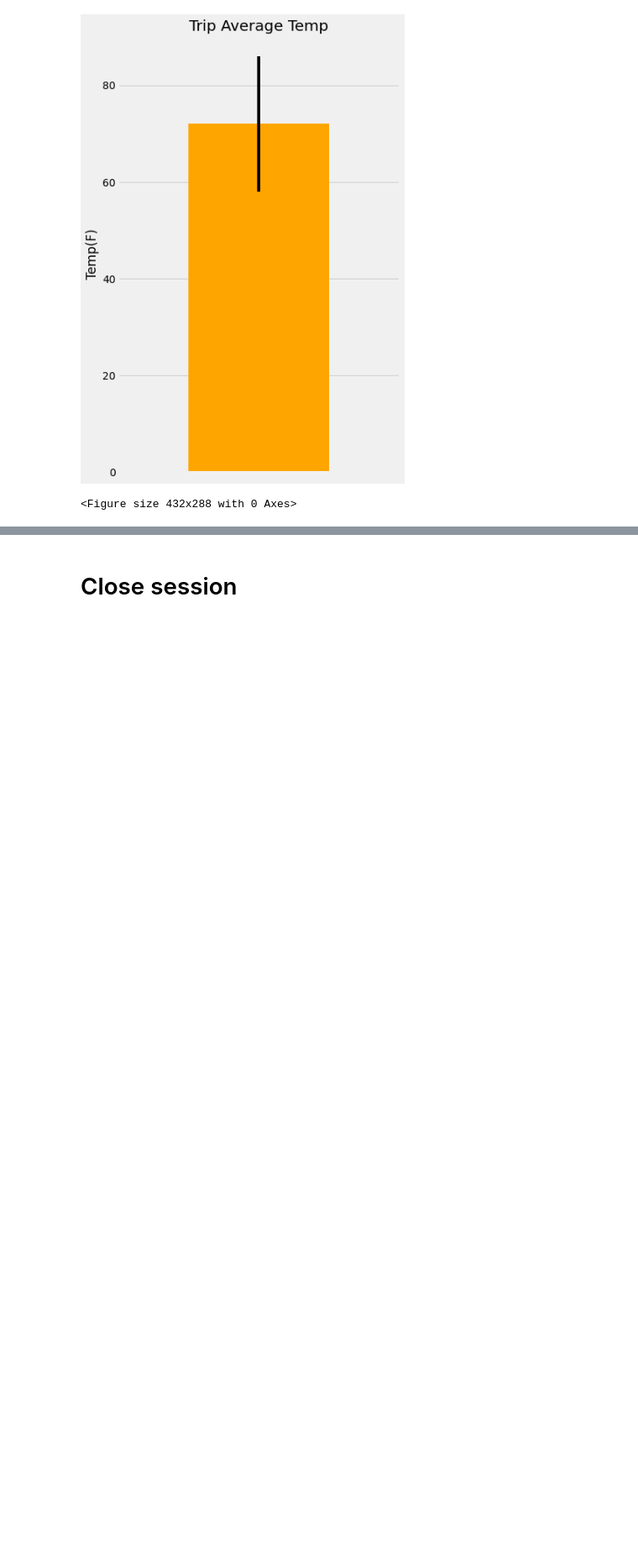
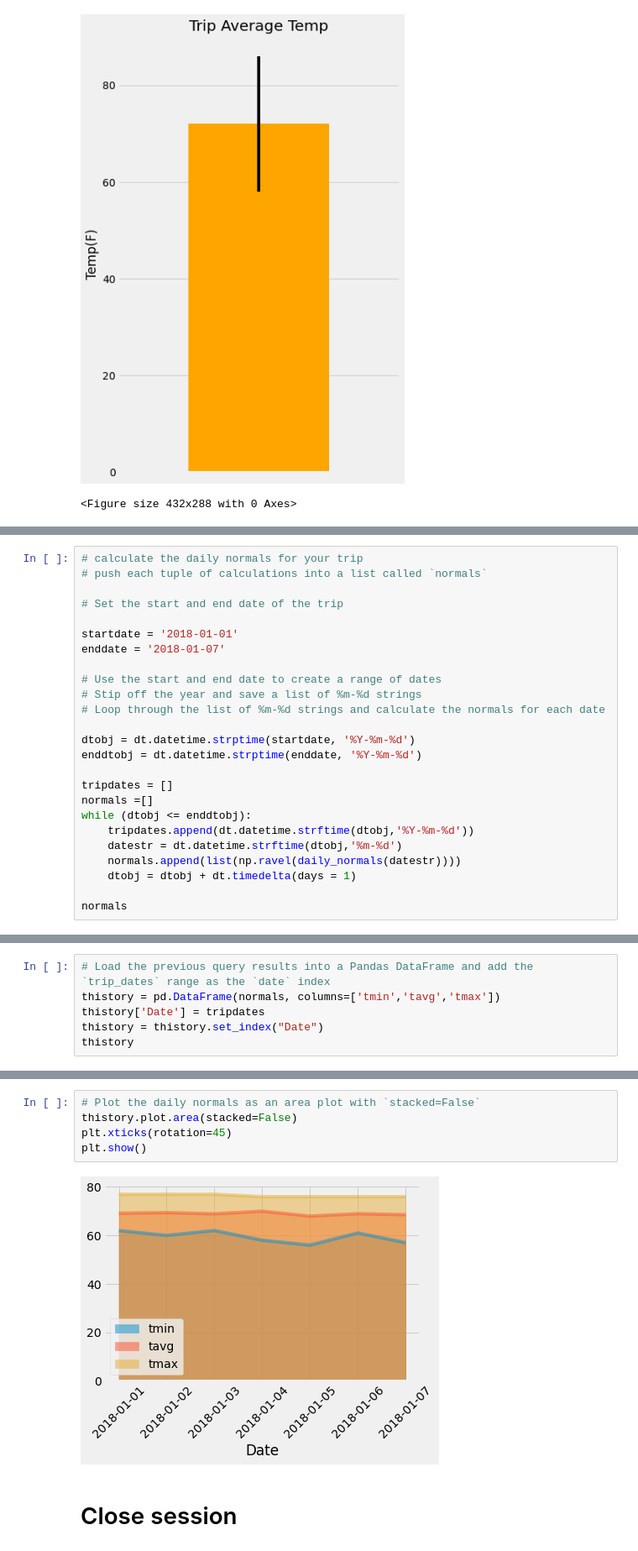
Before and after one commit to nnguyen28/sqlalchemy-challenge, a Jupyter notebook: sqlalchemy-challenge/Instructions/climate_starter.ipynb, the cells around one changed output, grey strips where cells are left out. Shown at 84% size. Cells and saved outputs as stored; diff of their text form; blank space fills up the shorter version.

```diff
--- a/sqlalchemy-challenge/Instructions/climate_starter.ipynb
+++ b/sqlalchemy-challenge/Instructions/climate_starter.ipynb
@@ -236,0 +312,25 @@ plt.show()
+# %%
+# calculate the daily normals for your trip
+# push each tuple of calculations into a list called `normals`
+
+# Set the start and end date of the trip
+
+startdate = '2018-01-01'
+enddate = '2018-01-07'
+
+# Use the start and end date to create a range of dates
+# Stip off the year and save a list of %m-%d strings
+# Loop through the list of %m-%d strings and calculate the normals for each date
+
+dtobj = dt.datetime.strptime(startdate, '%Y-%m-%d')
+enddtobj = dt.datetime.strptime(enddate, '%Y-%m-%d')
+
+tripdates = []
+normals =[]
+while (dtobj <= enddtobj):
+    tripdates.append(dt.datetime.strftime(dtobj,'%Y-%m-%d'))
+    datestr = dt.datetime.strftime(dtobj,'%m-%d')
+    normals.append(list(np.ravel(daily_normals(datestr))))
+    dtobj = dtobj + dt.timedelta(days = 1)
+
+normals
@@ -236,0 +345,6 @@ plt.show()
+# %%
+# Load the previous query results into a Pandas DataFrame and add the `trip_dates` range as the `date` index
+thistory = pd.DataFrame(normals, columns=['tmin','tavg','tmax'])
+thistory['Date'] = tripdates
+thistory = thistory.set_index("Date")
+thistory
@@ -237,3 +361,10 @@ plt.show()
+# %%
+# Plot the daily normals as an area plot with `stacked=False`
+thistory.plot.area(stacked=False)
+plt.xticks(rotation=45)
+plt.show()
+# %% [output]
+[figure, added]
 # %% [markdown]
 # Close session
 # %%
```
Also changed, not shown: parts of 6 cells of this notebook.
